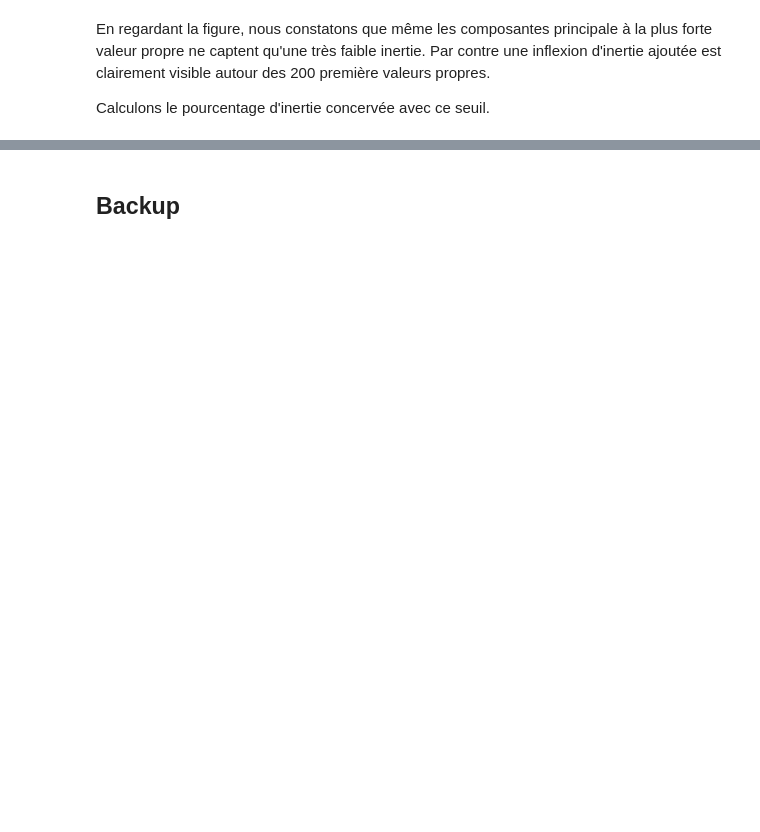
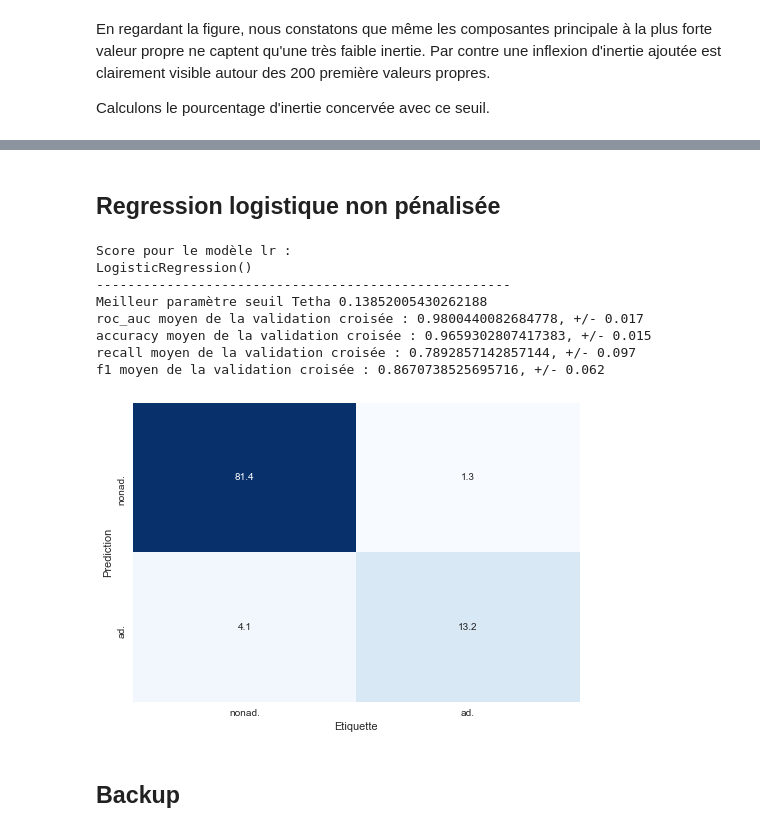
Before and after one commit to cedricsoares/cnam-sta211-entreposage-et-fouille-de-donnees-projet-final, a Jupyter notebook: exploration.ipynb, the cells around one changed output, grey strips where cells are left out. Drawn from its saved outputs; the diff is of its cells as text; code cells hidden in the pictures; blank space fills up the shorter version.

```diff
--- a/exploration.ipynb
+++ b/exploration.ipynb
@@ -539,3 +714,22 @@ SyntaxError: invalid syntax (<ipython-input-36-29c3a23808d0>, line 1)
+# %% [markdown]
+## Regression logistique non pénalisée
+# %%
+from sklearn.linear_model import LogisticRegression
+
+lr = LogisticRegression()
+lr.fit(X_train, y_train)
+models['lr'] = lr
+print_metrics(lr, X=X_train, y=y_train, label='lr')
+# %% [output]
+Score pour le modèle lr :
+LogisticRegression()
+-----------------------------------------------------
+Meilleur paramètre seuil Tetha 0.13852005430262188
+roc_auc moyen de la validation croisée : 0.9800440082684778, +/- 0.017
+accuracy moyen de la validation croisée : 0.9659302807417383, +/- 0.015
+recall moyen de la validation croisée : 0.7892857142857144, +/- 0.097
+f1 moyen de la validation croisée : 0.8670738525695716, +/- 0.062
+[figure, added]
 # %% [markdown]
 ## Backup
 # %%
```
Also changed, not shown: parts of 22 cells of this notebook.
